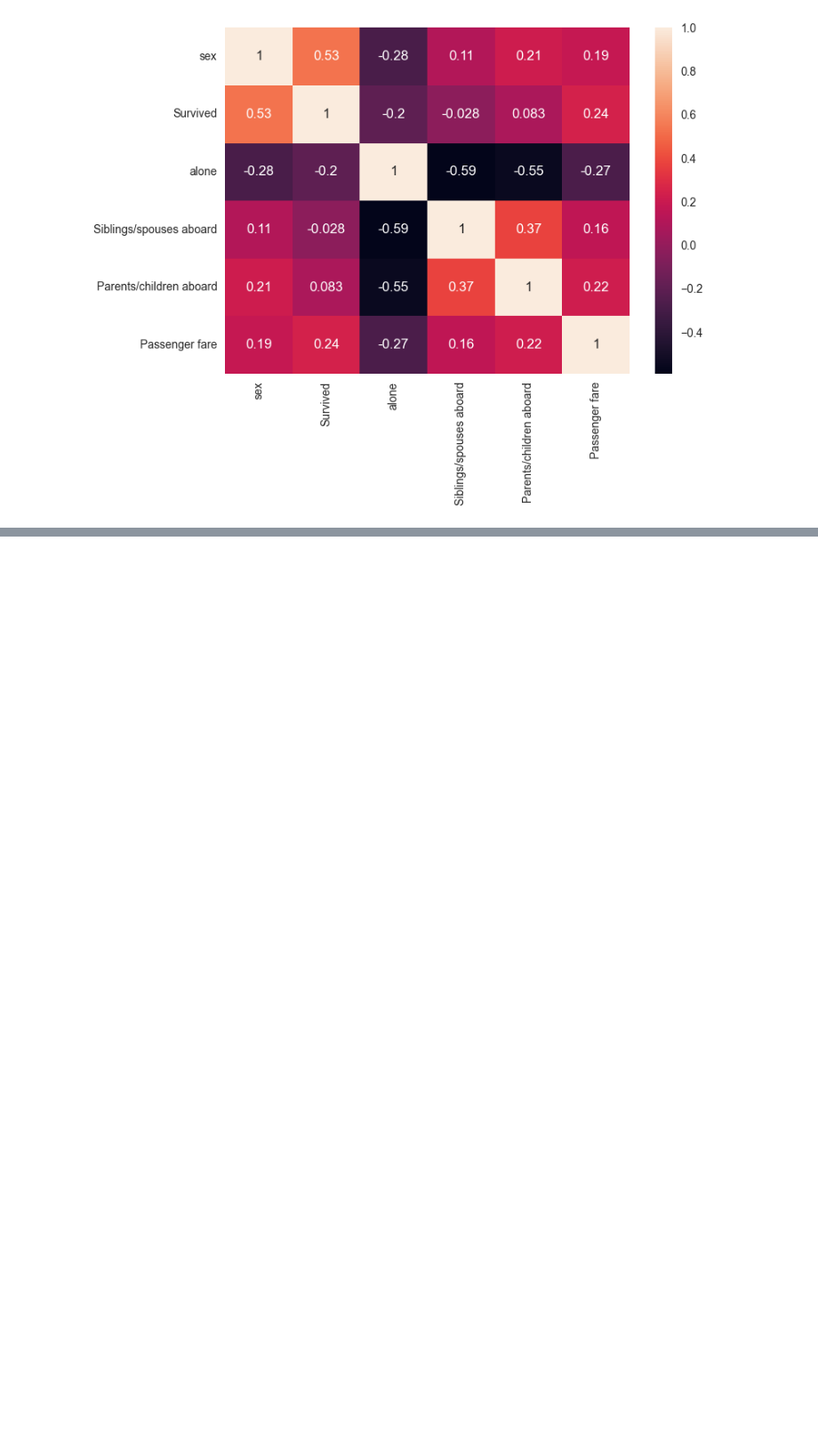
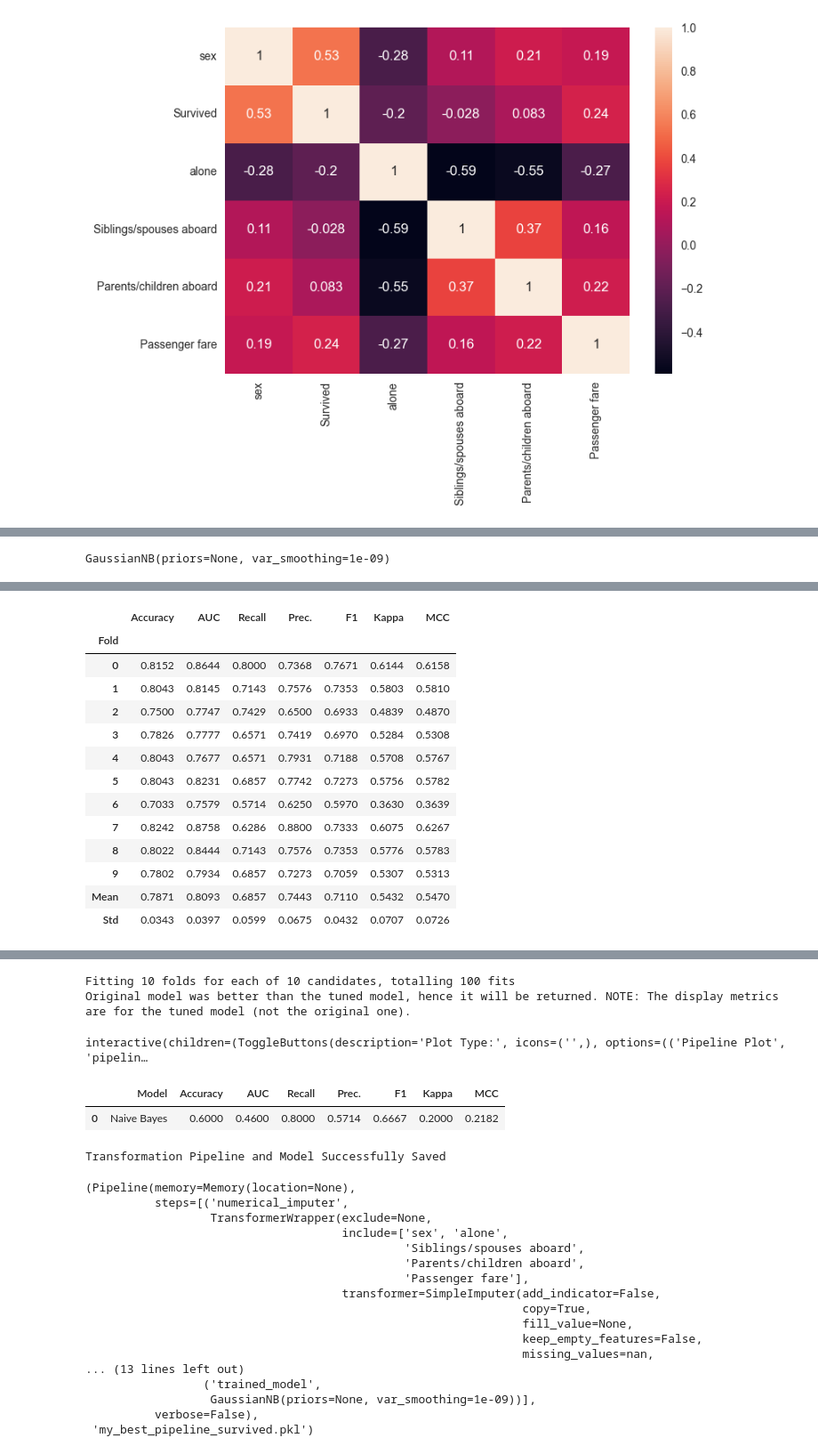
Before and after one commit to HannahCimene/TrioData_Masters, a Jupyter notebook: titanic/titanic_hannah_model.ipynb, the cells around one changed output, grey strips where cells are left out. Shown at 89% size. Saved outputs shown, nothing was run; the diff lists cells and outputs as text; code cells hidden in the pictures; blank space fills up the shorter version.

```diff
--- a/titanic/titanic_hannah_model.ipynb
+++ b/titanic/titanic_hannah_model.ipynb
@@ -111,0 +81,12 @@ Transformation Pipeline and Model Successfully Saved
+# %%
+print(best_survived)
+tune_model(best_survived)
+
+evaluate_model(best_survived)
+
+#predict_model(best)
+predict_model(best_survived, data=df.head(10))
+
+save_model(best_survived, 'my_best_pipeline_survived')
+# %% [output]
+GaussianNB(priors=None, var_smoothing=1e-09)
@@ -111,0 +94,14 @@ Transformation Pipeline and Model Successfully Saved
+|  | Accuracy | AUC | Recall | Prec. | F1 | Kappa | MCC |
+| Fold |  |  |  |  |  |  |  |
+| 0 | 0.8152 | 0.8644 | 0.8000 | 0.7368 | 0.7671 | 0.6144 | 0.6158 |
+| 1 | 0.8043 | 0.8145 | 0.7143 | 0.7576 | 0.7353 | 0.5803 | 0.5810 |
+| 2 | 0.7500 | 0.7747 | 0.7429 | 0.6500 | 0.6933 | 0.4839 | 0.4870 |
+| 3 | 0.7826 | 0.7777 | 0.6571 | 0.7419 | 0.6970 | 0.5284 | 0.5308 |
+| 4 | 0.8043 | 0.7677 | 0.6571 | 0.7931 | 0.7188 | 0.5708 | 0.5767 |
+| 5 | 0.8043 | 0.8231 | 0.6857 | 0.7742 | 0.7273 | 0.5756 | 0.5782 |
+| 6 | 0.7033 | 0.7579 | 0.5714 | 0.6250 | 0.5970 | 0.3630 | 0.3639 |
+| 7 | 0.8242 | 0.8758 | 0.6286 | 0.8800 | 0.7333 | 0.6075 | 0.6267 |
+| 8 | 0.8022 | 0.8444 | 0.7143 | 0.7576 | 0.7353 | 0.5776 | 0.5783 |
+| 9 | 0.7802 | 0.7934 | 0.6857 | 0.7273 | 0.7059 | 0.5307 | 0.5313 |
+| Mean | 0.7871 | 0.8093 | 0.6857 | 0.7443 | 0.7110 | 0.5432 | 0.5470 |
+| Std | 0.0343 | 0.0397 | 0.0599 | 0.0675 | 0.0432 | 0.0707 | 0.0726 |
@@ -112,3 +109,26 @@ Transformation Pipeline and Model Successfully Saved
+Fitting 10 folds for each of 10 candidates, totalling 100 fits
+Original model was better than the tuned model, hence it will be returned. NOTE: The display metrics are for the tuned model (not the original one).
+interactive(children=(ToggleButtons(description='Plot Type:', icons=('',), options=(('Pipeline Plot', 'pipelin…
+|  | Model | Accuracy | AUC | Recall | Prec. | F1 | Kappa | MCC |
+| 0 | Naive Bayes | 0.6000 | 0.4600 | 0.8000 | 0.5714 | 0.6667 | 0.2000 | 0.2182 |
+Transformation Pipeline and Model Successfully Saved
+(Pipeline(memory=Memory(location=None),
+          steps=[('numerical_imputer',
+                  TransformerWrapper(exclude=None,
+                                     include=['sex', 'alone',
+                                              'Siblings/spouses aboard',
+                                              'Parents/children aboard',
+                                              'Passenger fare'],
+                                     transformer=SimpleImputer(add_indicator=False,
+                                                               copy=True,
+                                                               fill_value=None,
+                                                               keep_empty_features=False,
+                                                               missing_values=nan,
+... (13 lines left out)
+                 ('trained_model',
+                  GaussianNB(priors=None, var_smoothing=1e-09))],
+          verbose=False),
+ 'my_best_pipeline_survived.pkl')
 # %%
 # # Predicting the sex
 # from pycaret.classification import *
```
Also changed, not shown: parts of 3 cells of this notebook, 2 other files.
